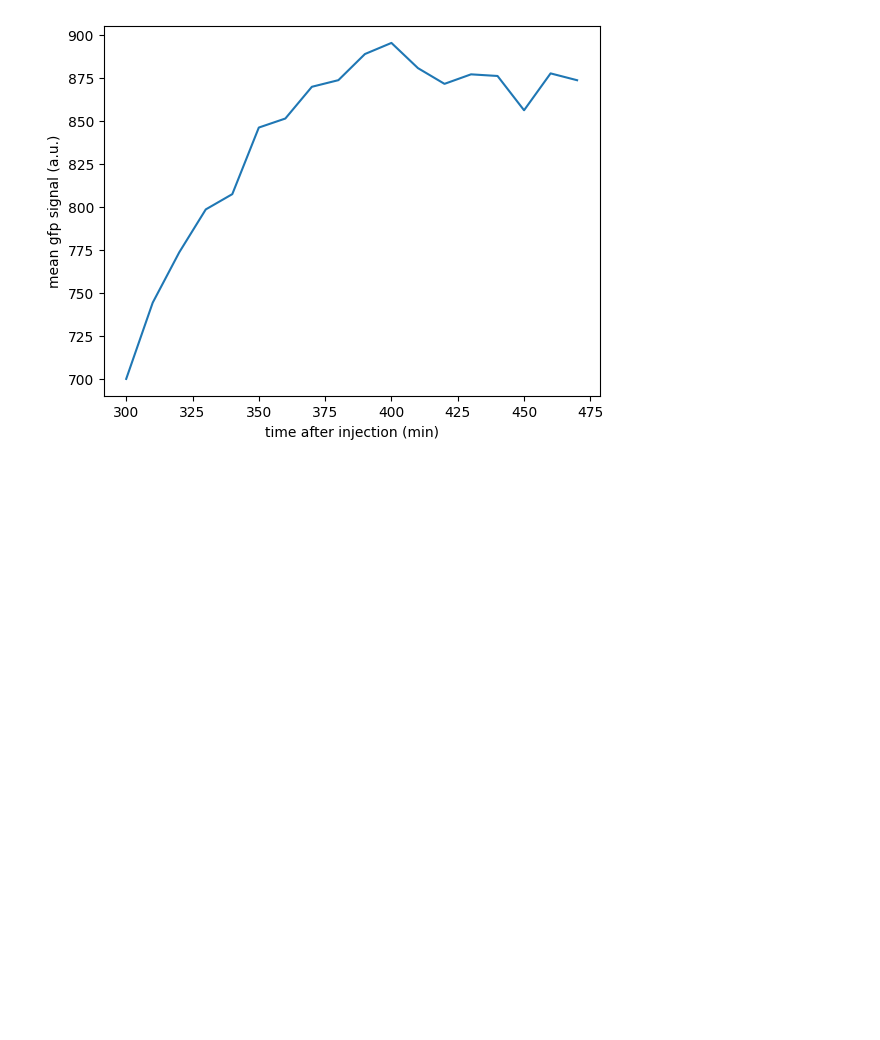
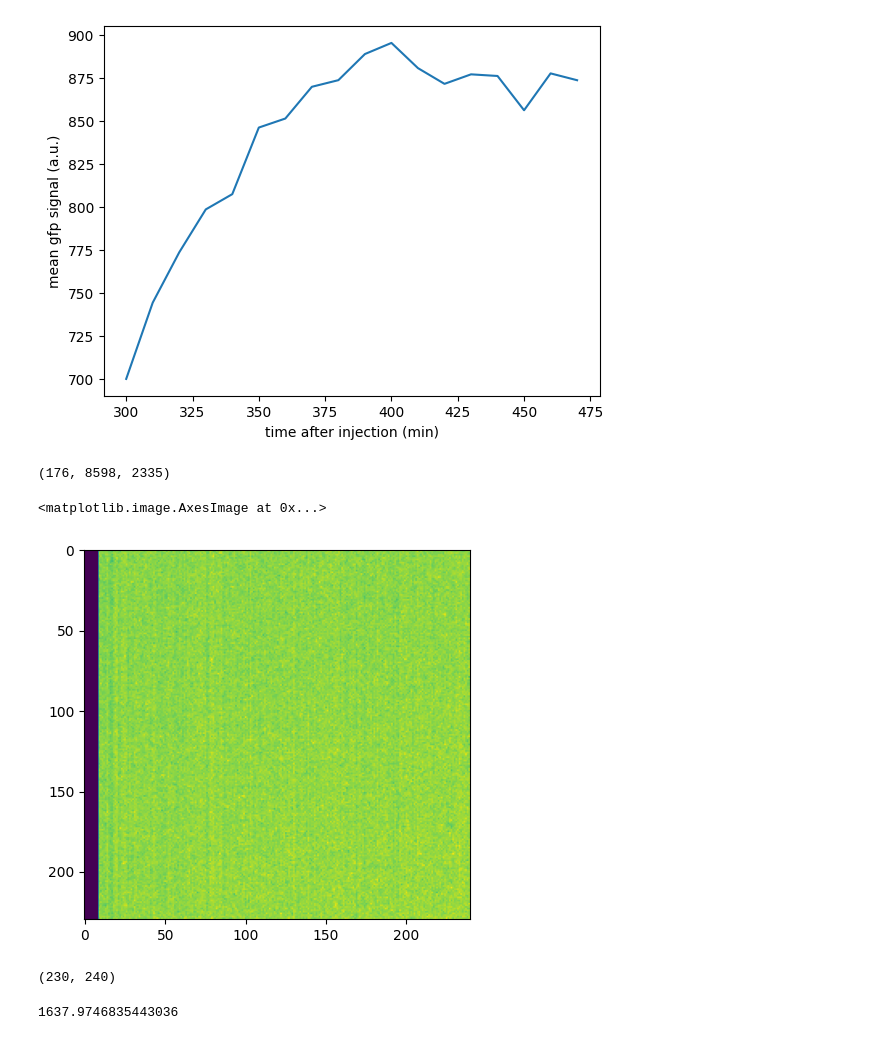
Before and after one commit to bschloma/immune-fly, a Jupyter notebook: view_pyramid.ipynb, the cells around one changed output. Saved outputs shown, nothing was run; the diff lists cells and outputs as text; code cells hidden in the pictures; blank space fills up the shorter version.

```diff
--- a/view_pyramid.ipynb
+++ b/view_pyramid.ipynb
@@ -22,3 +46,15 @@ def get_mips(dask_array, channel):
     mip = da.max(this_data, axis=1)
 
     return mip.compute()
+# %%
+# tmp
+mip_dir = str(Path(path_to_ome_zarr).parent.parent.parent / "mips")
+
+data = da.from_zarr(path_to_ome_zarr)
+data = da.expand_dims(data, axis=1)
+with ProgressBar():
+    green_mip = get_mips(data, channel=0)
+
+for i in range(green_mip.shape[0]):
+    this_green_mip = green_mip[i]
+    Image.fromarray(this_green_mip).save(mip_dir + '/mip_green' + '_' + str(i) + '.tif')
@@ -25,10 +63,10 @@ def get_mips(dask_array, channel):
 # %%
 # save mips to tiff using PIL
-mip_dir = str(Path(path_to_ome_zarr).parent / "mips")
+mip_dir = str(Path(path_to_ome_zarr).parent.parent / "mips")
 
 res = '/0'
-data = da.from_zarr(path_to_ome_zarr + res)
-
+data = da.from_zarr(path_to_ome_zarr)
+#data = da.expand_dims(data, axis=0)
 # green
 with ProgressBar():
     green_mip = get_mips(data, channel=0)
@@ -49,0 +88,6 @@ for i in range(green_mip.shape[0]):
+# %%
+data = da.from_zarr(path_to_ome_zarr)[0]
+with ProgressBar():
+    green_mip = da.max(data[0], axis=0).compute()
+with ProgressBar():
+    red_mip = da.max(data[1], axis=0).compute()
@@ -105,3 +166,27 @@ plt.ylabel('mean gfp signal (a.u.)')
 # %% [output]
 Text(0, 0.5, 'mean gfp signal (a.u.)')
 [figure]
+# %%
+import zarr
+res = '/0'
+data = da.from_zarr(path_to_ome_zarr + res)
+crop = data[0, 0, 100:132, 1266:1848, 1030:1638].compute()
+for i in range(crop.shape[0]):
+    Image.fromarray(crop[i]).save(r'/media/brandon/Data1/Brandon/fly_immune/Lightsheet_Z1/2022_06_10_fep_hml-gfp_hs-dtom_timeseries_test/larvae_2/lymph_gland_crop_' + str(i) + '.tif')
+# %%
+data[0,0].shape
+# %% [output]
+(176, 8598, 2335)
+# %%
+plt.imshow(crop[i])
+# %% [output]
+<matplotlib.image.AxesImage at 0x...>
+[figure, added]
+# %%
+crop[i].shape
+# %% [output]
+(230, 240)
+# %%
+647 /0.395
+# %% [output]
+1637.9746835443036
```
Also changed, not shown: parts of 12 cells of this notebook.
